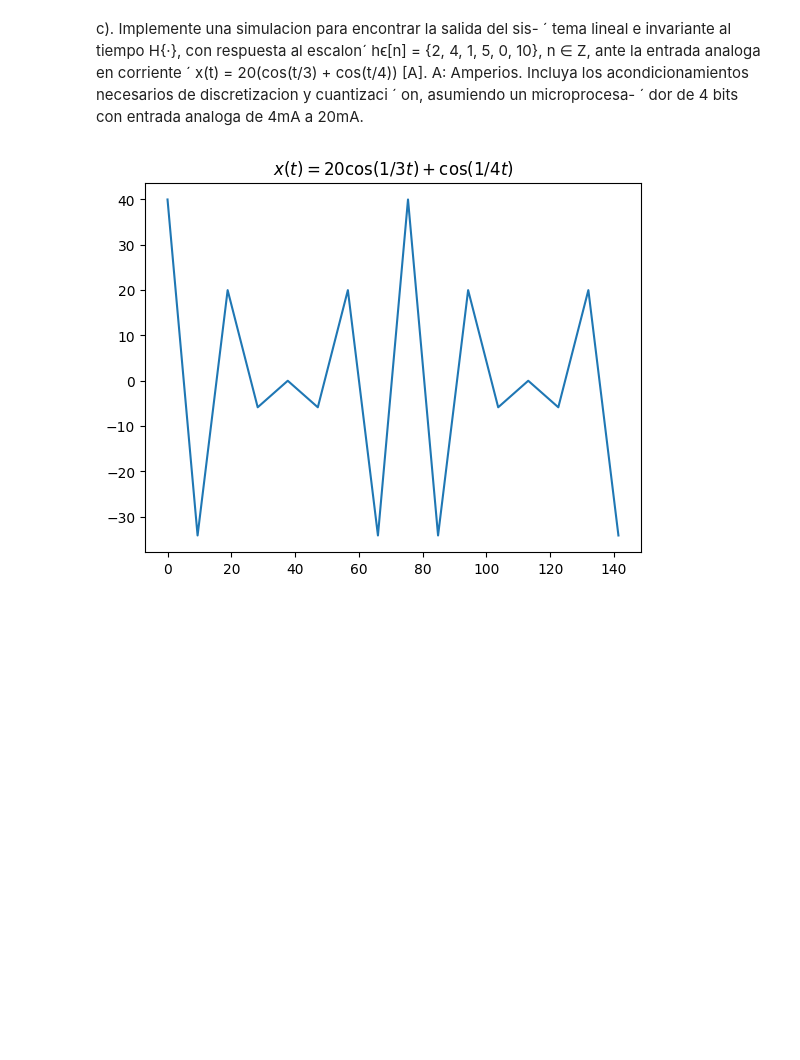
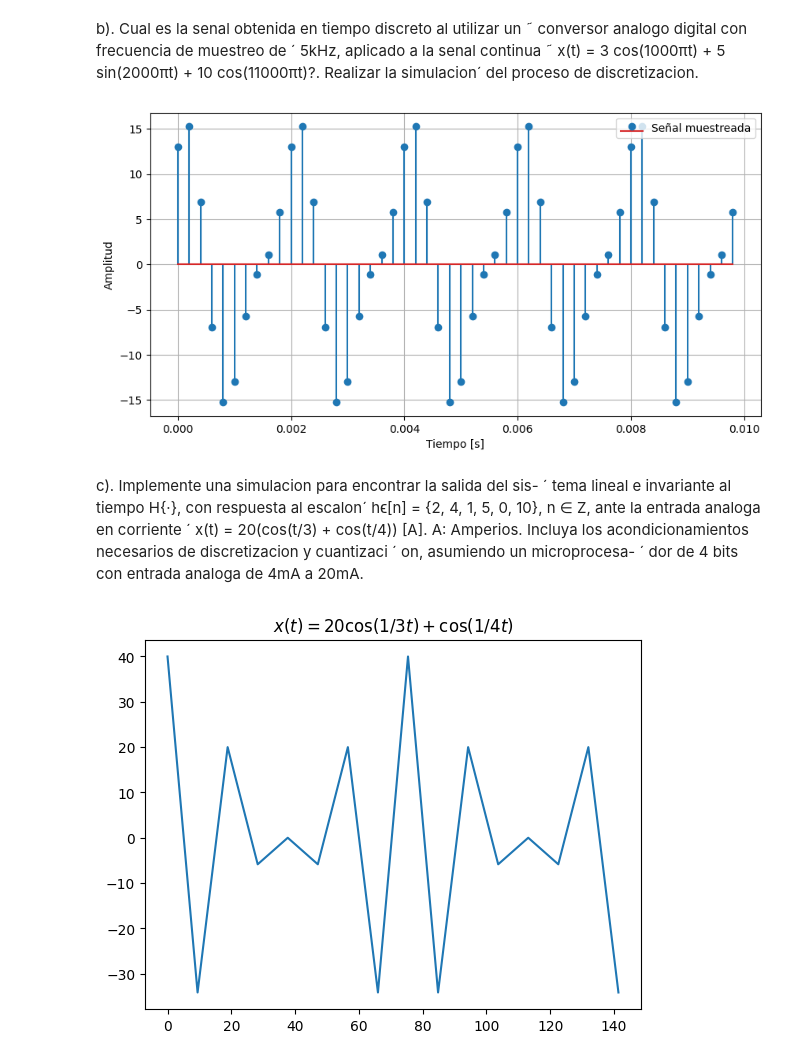
Before and after one commit to PauloGuz/Cuadernos-, a Jupyter notebook: Parcial_1_Señales.ipynb, the cells around one changed output. Saved outputs shown, nothing was run; the diff lists cells and outputs as text; code cells hidden in the pictures; blank space fills up the shorter version.

```diff
--- a/Parcial_1_Señales.ipynb
+++ b/Parcial_1_Señales.ipynb
@@ -1,5 +1,41 @@
 # %% [markdown]
 <a href="https://colab.research.google.com/github/PauloGuz/Cuadernos-/blob/main/Parcial_1_Se%C3%B1ales.ipynb" target="_parent"><img src="https://colab.research.google.com/assets/colab-badge.svg" alt="Open In Colab"/></a>
+# %% [markdown]
+b). Cual es la senal obtenida en tiempo discreto al utilizar un ˜
+conversor analogo digital con frecuencia de muestreo de ´
+5kHz, aplicado a la senal continua ˜ x(t) = 3 cos(1000πt) +
+5 sin(2000πt) + 10 cos(11000πt)?. Realizar la simulacion´
+del proceso de discretizacion.
+# %%
+import numpy as np
+import matplotlib.pyplot as plt
+
+# Definir la señal continua
+def x(t):
+    return 3 * np.cos(1000 * np.pi * t) + 5 * np.sin(2000 * np.pi * t) + 10 * np.cos(11000 * np.pi * t)
+
+# Definir el rango de tiempo continuo
+t_continuo = np.linspace(0, 0.01, 1000)  # Duración de 0.01 segundos
+
+# Muestrear la señal continua a una frecuencia de muestreo de 5 kHz
+frecuencia_muestreo = 5000  # Hz
+t_muestreo = np.arange(0, 0.01, 1 / frecuencia_muestreo)
+
+# Obtener los valores muestreados de la señal continua
+valores_muestreados = x(t_muestreo)
+
+# Plotear la señal continua y la señal muestreada
+plt.figure(figsize=(10, 5))
+#plt.plot(t_continuo, x(t_continuo), label='Señal continua')
+plt.stem(t_muestreo, valores_muestreados, label='Señal muestreada', use_line_collection=True)
+plt.xlabel('Tiempo [s]')
+plt.ylabel('Amplitud')
+#plt.title('Muestreo de la señal continua')
+plt.legend()
+plt.grid(True)
+plt.show()
+# %% [output]
+[figure, added]
 # %% [markdown]
 c). Implemente una simulacion para encontrar la salida del sis- ´
 tema lineal e invariante al tiempo H{·}, con respuesta al
```
